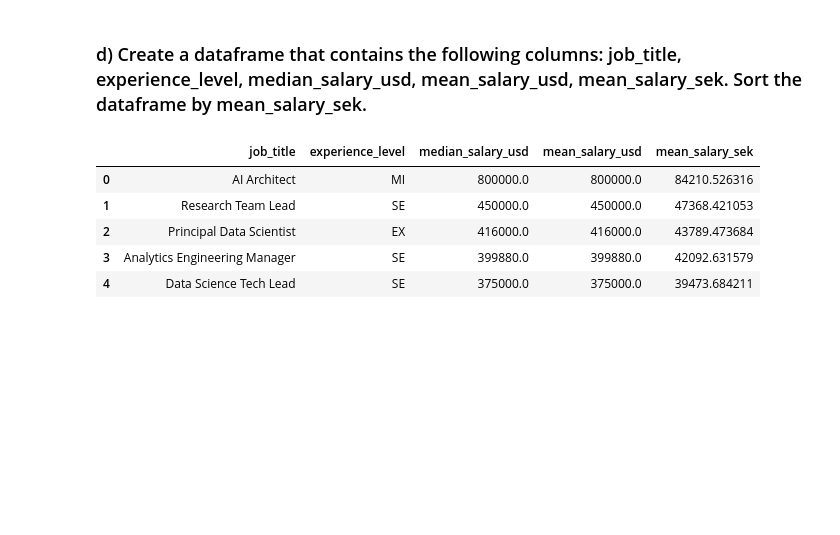
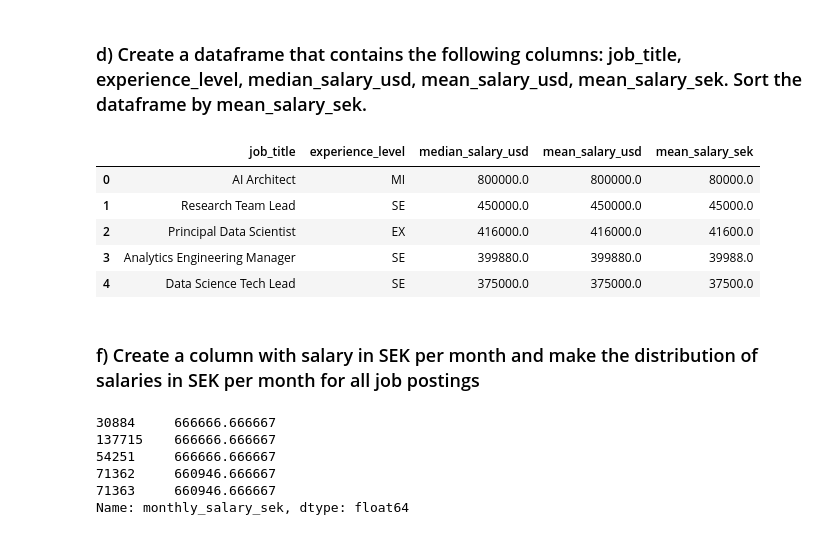
Before and after one commit to StefanLundberg77/ai_engineering_stefan_lundberg, a Jupyter notebook: exercises/exercise_0/1_salaries_in_data_field.ipynb, the cells around one changed output. Cells and saved outputs as stored; diff of their text form; code cells hidden in the pictures; blank space fills up the shorter version.

```diff
--- a/exercises/exercise_0/1_salaries_in_data_field.ipynb
+++ b/exercises/exercise_0/1_salaries_in_data_field.ipynb
@@ -110,21 +110,36 @@ Passing `palette` without assigning `hue` is deprecated and will be removed in v
 # %%
 df_salary_sek = db.query("""
     SELECT
         job_title,
         experience_level,
         MEDIAN(salary_in_usd) AS median_salary_usd,
         AVG(salary_in_usd) AS mean_salary_usd,
-        AVG(salary_in_usd/9.5) AS mean_salary_sek -- Approx conversion rate usd to sek
+        AVG(salary_in_usd/10) AS mean_salary_sek -- Approx conversion rate usd to sek
     FROM df
     GROUP BY job_title, experience_level
     ORDER BY mean_salary_sek DESC
 """).df()
 
 df_salary_sek.head()
 # %% [output]
 |  | job_title | experience_level | median_salary_usd | mean_salary_usd | mean_salary_sek |
-| 0 | AI Architect | MI | 800000.0 | 800000.0 | 84210.526316 |
-| 1 | Research Team Lead | SE | 450000.0 | 450000.0 | 47368.421053 |
-| 2 | Principal Data Scientist | EX | 416000.0 | 416000.0 | 43789.473684 |
-| 3 | Analytics Engineering Manager | SE | 399880.0 | 399880.0 | 42092.631579 |
-| 4 | Data Science Tech Lead | SE | 375000.0 | 375000.0 | 39473.684211 |
+| 0 | AI Architect | MI | 800000.0 | 800000.0 | 80000.0 |
+| 1 | Research Team Lead | SE | 450000.0 | 450000.0 | 45000.0 |
+| 2 | Principal Data Scientist | EX | 416000.0 | 416000.0 | 41600.0 |
+| 3 | Analytics Engineering Manager | SE | 399880.0 | 399880.0 | 39988.0 |
+| 4 | Data Science Tech Lead | SE | 375000.0 | 375000.0 | 37500.0 |
+# %% [markdown]
+### f) Create a column with salary in SEK per month and make the distribution of salaries in SEK per month for all job postings
+# %%
+usd_to_sek = 10  # Approx conversion rate usd to sek
+
+df["monthly_salary_sek"] = (df["salary_in_usd"] * usd_to_sek) / 12
+
+df["monthly_salary_sek"].sort_values(ascending=False).head()
+# %% [output]
+30884     666666.666667
+137715    666666.666667
+54251     666666.666667
+71362     660946.666667
+71363     660946.666667
+Name: monthly_salary_sek, dtype: float64
```
Also changed, not shown: parts of 7 cells of this notebook, 2 other files.
